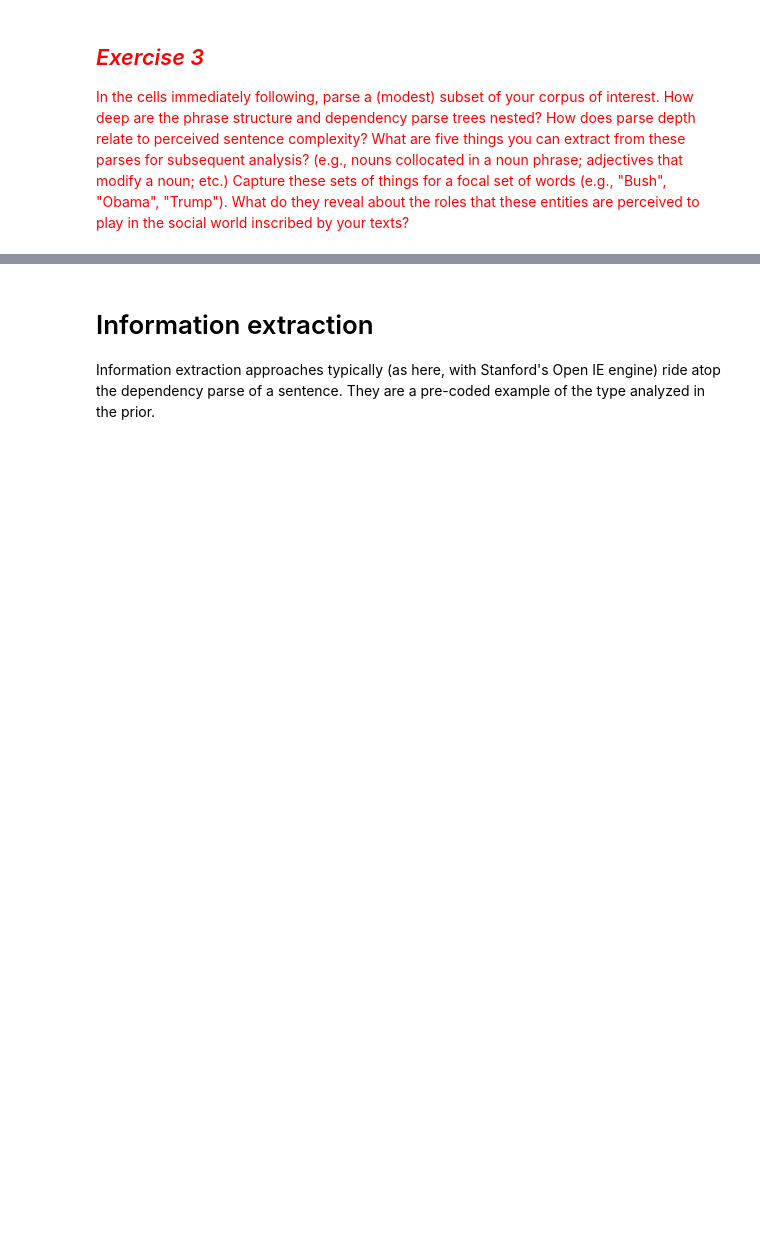
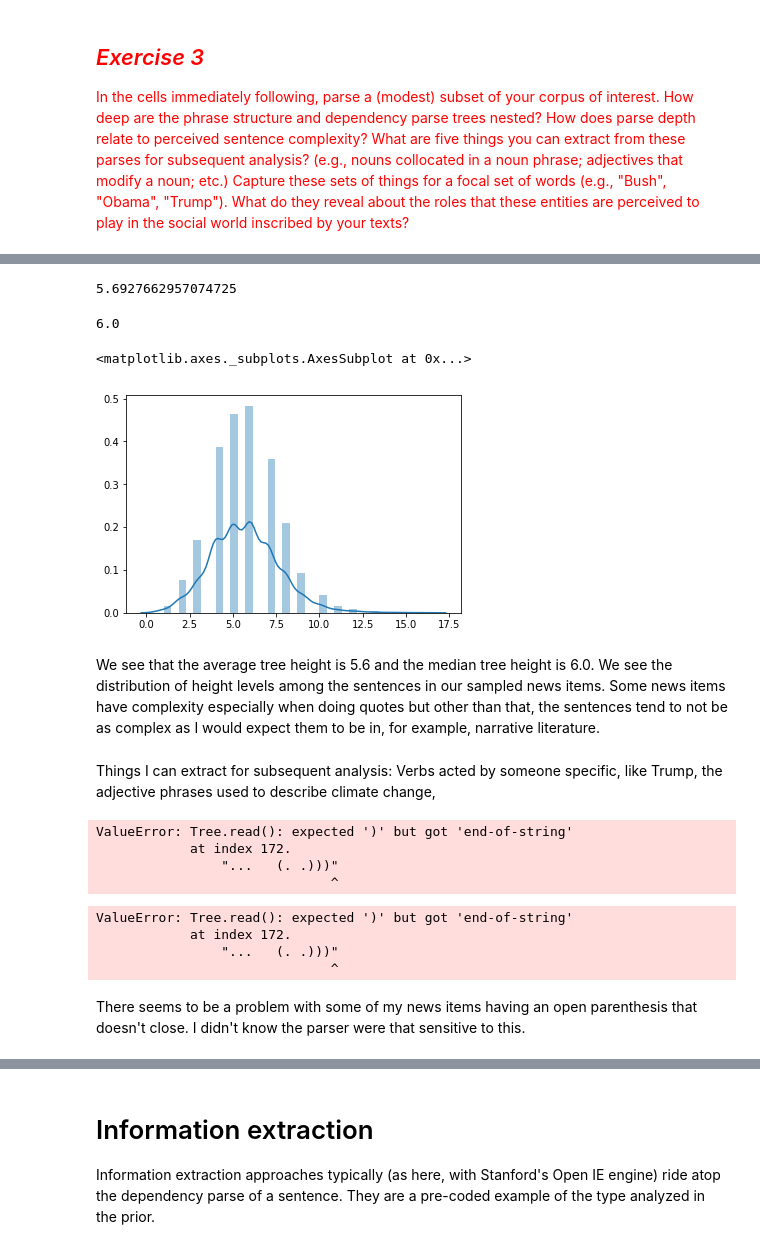
Before and after one commit to Moloq/content-analysis-2018, a Jupyter notebook: 7-Information-Extraction/7-Information-Extraction.ipynb, the cells around one changed output, grey strips where cells are left out. Cells and saved outputs as stored; diff of their text form; code cells hidden in the pictures; blank space fills up the shorter version.

Commit message:
Added code for nonworking parser

```diff
--- a/7-Information-Extraction/7-Information-Extraction.ipynb
+++ b/7-Information-Extraction/7-Information-Extraction.ipynb
@@ -501,2 +591,11 @@ news_df['sentences_untokenized'] = news_df['text'].apply(lambda x: nltk.sent_tok
+# %%
+import re
+import statistics
+from IPython.core.interactiveshell import InteractiveShell
+InteractiveShell.ast_node_interactivity = "all"
+from itertools import chain
+
+news_df['text'] = news_df['text'].apply(lambda x: re.sub(r'\.\S', r'. ', x))
+news_df['sentences_untokenized'] = news_df['text'].apply(lambda x: nltk.sent_tokenize(x))
 # %%
 news_df['parse_trees'] = news_df['sentences_untokenized'].apply(lambda x: [list(a) for a in stanford.depParser.raw_parse_sents(x)])
@@ -553,0 +602,34 @@ list(stanford.depParser.parse_sents(redditTopScores['sentences'][0]))
+# %%
+tree_heights = list(chain(*[[dtree[0].tree().height() for dtree in art_sentences] for art_sentences in news_df['parse_trees']]))
+
+statistics.mean(tree_heights)
+statistics.median(tree_heights)
+seaborn.distplot(tree_heights)
+# %% [output]
+5.6927662957074725
+6.0
+<matplotlib.axes._subplots.AxesSubplot at 0x...>
+[figure, added]
+# %% [markdown]
+We see that the average tree height is 5.6 and the median tree height is 6.0. We see the distribution of height levels among the sentences in our sampled news items. Some news items have complexity especially when doing quotes but other than that, the sentences tend to not be as complex as I would expect them to be in, for example, narrative literature.
+# %% [markdown]
+Things I can extract for subsequent analysis: Verbs acted by someone specific, like Trump, the adjective phrases used to describe climate change,
+# %%
+news_df['parse_sents'] = news_df['sentences'].apply(lambda sentlist: [list(parsed) for parsed in stanford.parser.parse_sents(sentlist)])
+# %% [output]
+ValueError: Tree.read(): expected ')' but got 'end-of-string'
+            at index 172.
+                "...   (. .)))"
+                              ^
+# %%
+#list(list(stanford.parser.parse_sents(news_df['sentences'].iloc[32]))[0])
+without_problematic_one = news_df[~(news_df['author'] == 'Staff Writer')]
+news_df2 = without_problematic_one
+news_df2['parse_sents'] = news_df2['sentences'].apply(lambda sentlist: [list(parsed) for parsed in stanford.parser.parse_sents(sentlist)])
+# %% [output]
+ValueError: Tree.read(): expected ')' but got 'end-of-string'
+            at index 172.
+                "...   (. .)))"
+                              ^
+# %% [markdown]
+There seems to be a problem with some of my news items having an open parenthesis that doesn't close. I didn't know the parser were that sensitive to this.
```
Also changed, not shown: parts of 32 cells of this notebook.
